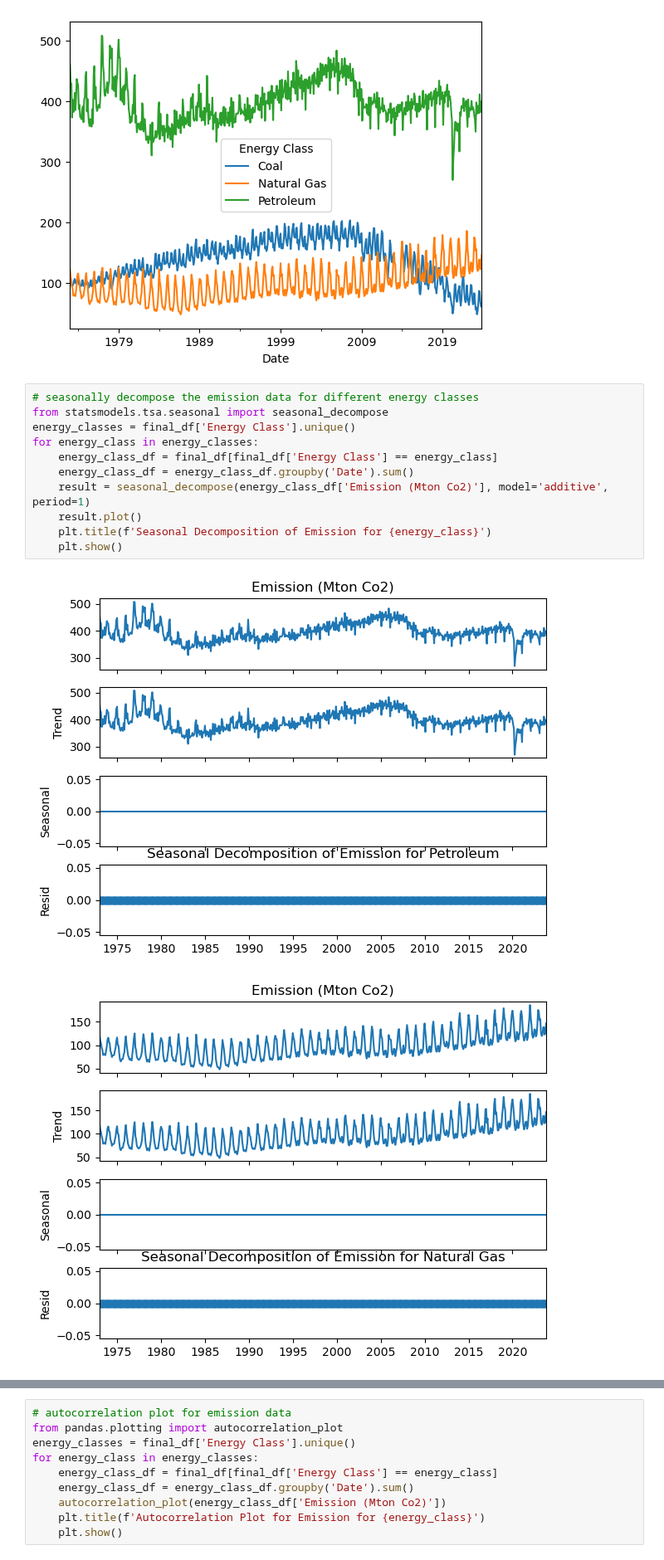
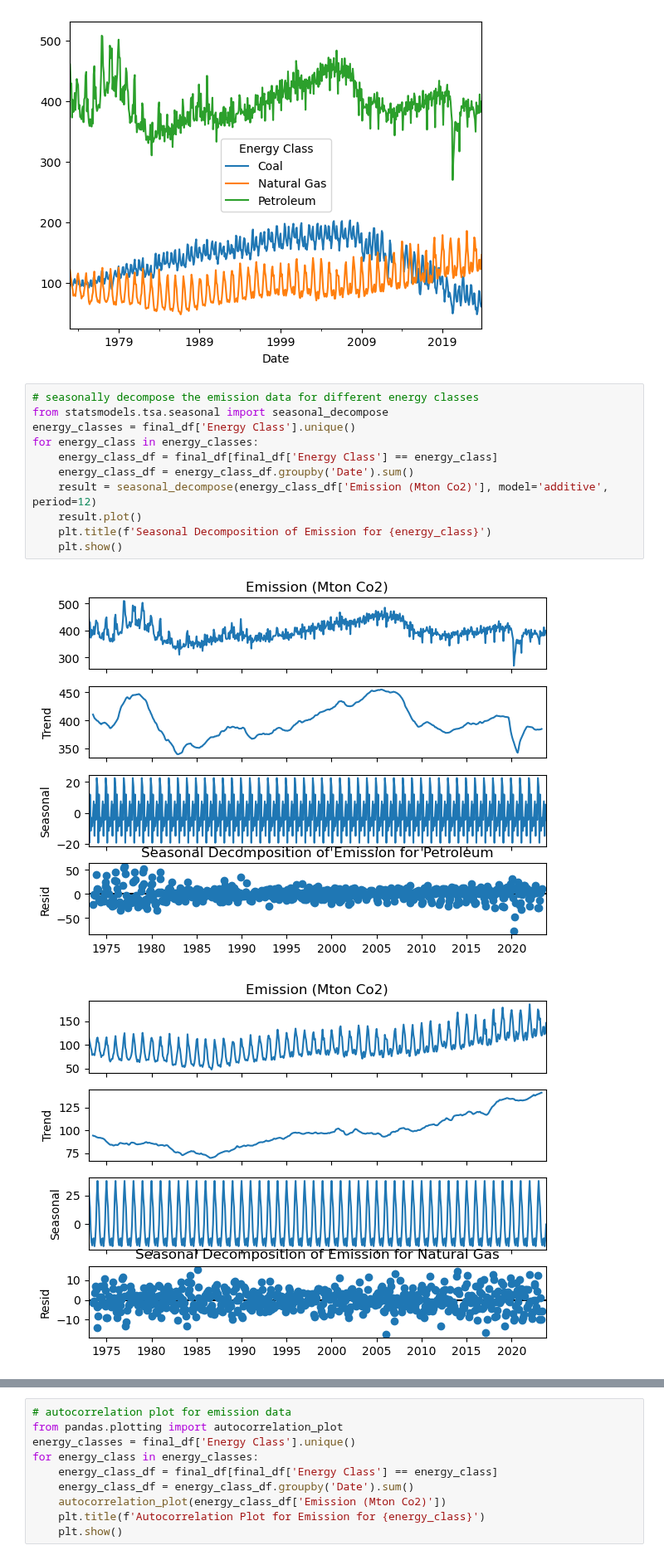
Before and after one commit to chtang-hmc/Spring-Invitation-Datathon-2024, a Jupyter notebook: Merge_Emissions_Consumption.ipynb, the cells around one changed output, grey strips where cells are left out. Shown at 83% size. Drawn from its saved outputs; the diff is of its cells as text.

```diff
--- a/Merge_Emissions_Consumption.ipynb
+++ b/Merge_Emissions_Consumption.ipynb
@@ -188,14 +188,14 @@ total_emission.plot()
 # %%
 # seasonally decompose the emission data for different energy classes
 from statsmodels.tsa.seasonal import seasonal_decompose
 energy_classes = final_df['Energy Class'].unique()
 for energy_class in energy_classes:
     energy_class_df = final_df[final_df['Energy Class'] == energy_class]
     energy_class_df = energy_class_df.groupby('Date').sum()
-    result = seasonal_decompose(energy_class_df['Emission (Mton Co2)'], model='additive', period=1)
+    result = seasonal_decompose(energy_class_df['Emission (Mton Co2)'], model='additive', period=12)
     result.plot()
     plt.title(f'Seasonal Decomposition of Emission for {energy_class}')
     plt.show()
 # %% [output]
-[figure, old version]
+[figure, new version]
-[figure, old version]
+[figure, new version]
```
Also changed, not shown: parts of 1 cell of this notebook, 1 other file.
